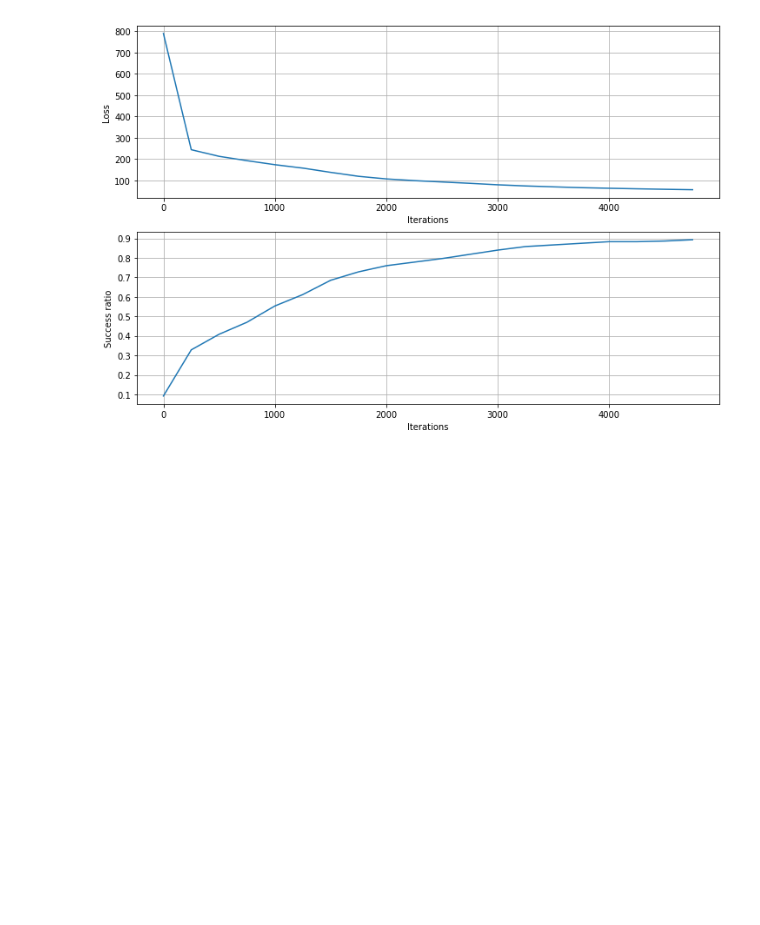
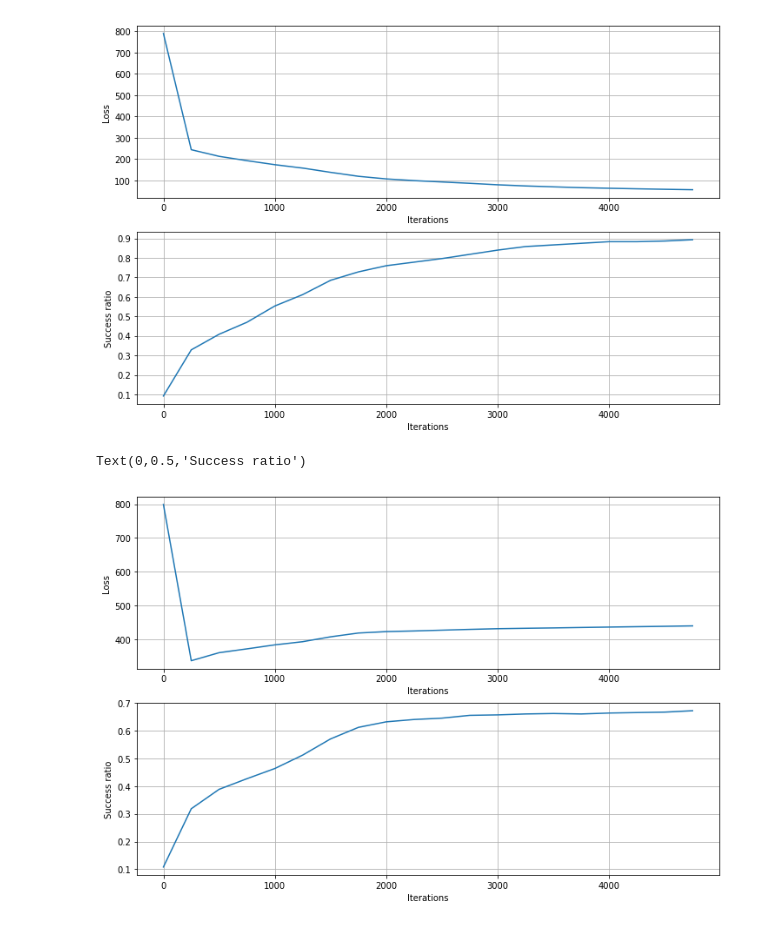
Before and after one commit to FrancoisPgm/apprentissage_auto, a Jupyter notebook: DeepLearning.ipynb, the cells around one changed output. Cells and saved outputs as stored; diff of their text form; code cells hidden in the pictures; blank space fills up the shorter version.

Commit message:
Plot of eval error ok.

```diff
--- a/DeepLearning.ipynb
+++ b/DeepLearning.ipynb
@@ -153,3 +152,5 @@ dataEval.shape[0]
+# %%
+lTestArray=np.asarray(list(map(lambda x : makeGT(x) ,labelEval.tolist())))
 # %% [markdown]
 ### Launching learning
 # %% [markdown]
@@ -201,10 +202,17 @@ for ii in tqdm(range(5000)):
             lLearningLoss.append(calcLoss(labelEvalArray,Y_pred))
             lLearningSuccess.append(calcSuccess(labelEval,Y_pred))
 
+            O1Eval = forwardPass(dTest,W1,b1)
+            O2Eval = forwardPass(O1Eval,W2,b2)
+            Y_predEval = O2Eval
+            lEvalLoss.append(calcLoss(lTestArray,Y_predEval))
+            lEvalSuccess.append(calcSuccess(lTest,Y_predEval))
+
         ''' Backprog '''
         l2_error,l2_delta=backProgLastLayer(labelEvalArray,Y_pred)
         l1_error,l1_delta=backProgHiddenLayer(l2_delta,W2,O1)
 
+
         W2,b2,O1=updateLayer(l2_delta,O1,W2,b2,lr,bFirstLayer=False)
         W1,b1,dataEval=updateLayer(l1_delta,dataEval,W1,b1,lr,bFirstLayer=True)
 # %%
@@ -239,0 +236,18 @@ rightGuesses
+# %%
+absisse=[ 250 * ii for ii in range(len(lEvalLoss))]
+
+plt.figure(figsize=(12,8))
+plt.subplot(211)
+plt.plot(absisse,lEvalLoss)
+plt.xlabel('Iterations')
+plt.ylabel('Loss')
+plt.grid(True)
+
+plt.subplot(212)
+plt.grid(True)
+plt.plot(absisse,lEvalSuccess)
+plt.xlabel('Iterations')
+plt.ylabel('Success ratio')
+# %% [output]
+Text(0,0.5,'Success ratio')
+[figure, added]
```
Also changed, not shown: parts of 7 cells of this notebook.
